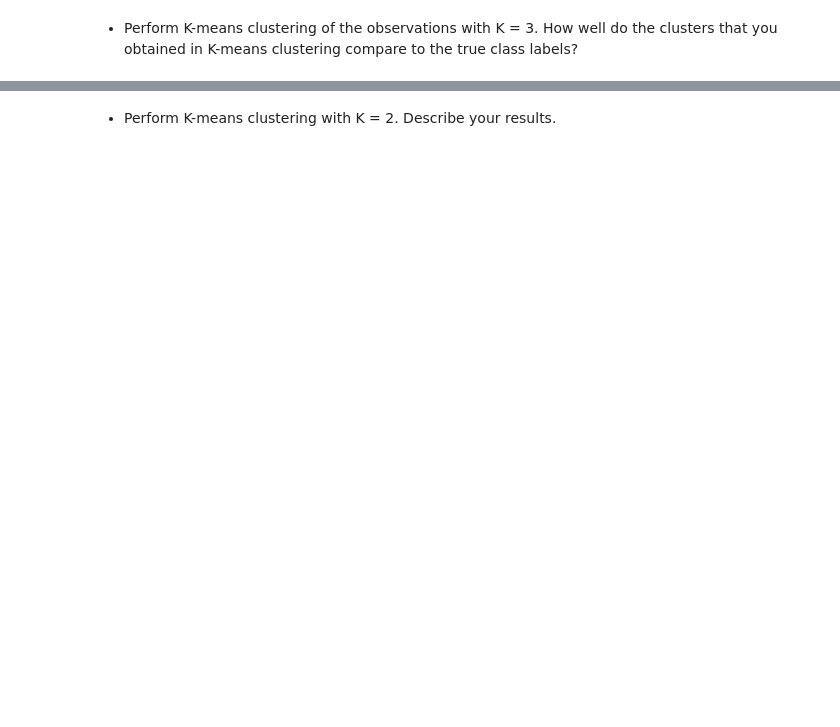
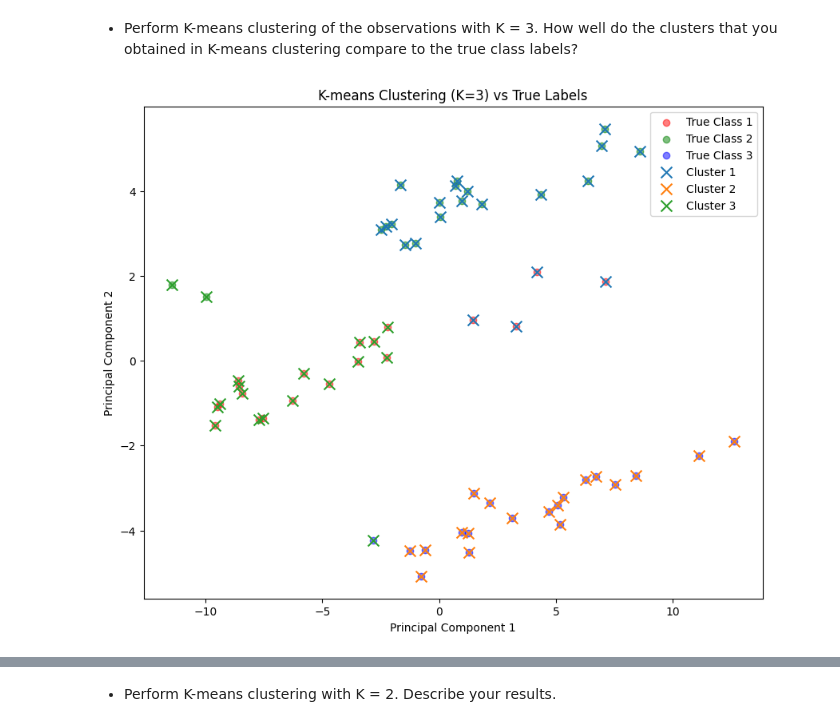
Before and after one commit to peyman886/machine-learning-coursework, a Jupyter notebook: Bahrak 1402-1/HomeWork/HW06/Machine_Learning_HW06.ipynb, the cells around one changed output, grey strips where cells are left out. Cells and saved outputs as stored; diff of their text form; code cells hidden in the pictures; blank space fills up the shorter version.

```diff
--- a/Bahrak 1402-1/HomeWork/HW06/Machine_Learning_HW06.ipynb
+++ b/Bahrak 1402-1/HomeWork/HW06/Machine_Learning_HW06.ipynb
@@ -21,2 +69,24 @@ np.random.seed(0)
+# %%
+def KMeans_TrueLabel(K):
+  # K-means clustering with K={K}
+  kmeans = KMeans(n_clusters=K, random_state=42)
+  kmeans.fit(data_std)
+  clusters = kmeans.labels_
+
+  # Plotting the results of K-means clustering
+  plt.figure(figsize=(10, 8))
+
+  for i in range(n_classes):
+    # Plotting true class labels
+    plt.scatter(data_pca[labels == i, 0], data_pca[labels == i, 1], color=colors[i], alpha=0.5, label=f'True Class {i+1}')
+  for i in range(K):
+    # Plotting K-means clusters
+    plt.scatter(data_pca[clusters == i, 0], data_pca[clusters == i, 1], marker='x', s=100, label=f'Cluster {i+1}')
+
+  plt.xlabel('Principal Component 1')
+  plt.ylabel('Principal Component 2')
+  plt.title(f'K-means Clustering (K={K}) vs True Labels')
+  plt.legend()
+  plt.show()
 # %% [markdown]
 - Perform K-means clustering of the observations with K = 3. How well do the clusters that you obtained in K-means clustering compare to the true class labels?
@@ -24,0 +93,4 @@ np.random.seed(0)
+# %%
+KMeans_TrueLabel(K=3)
+# %% [output]
+[figure, added]
```
Also changed, not shown: parts of 44 cells of this notebook.
